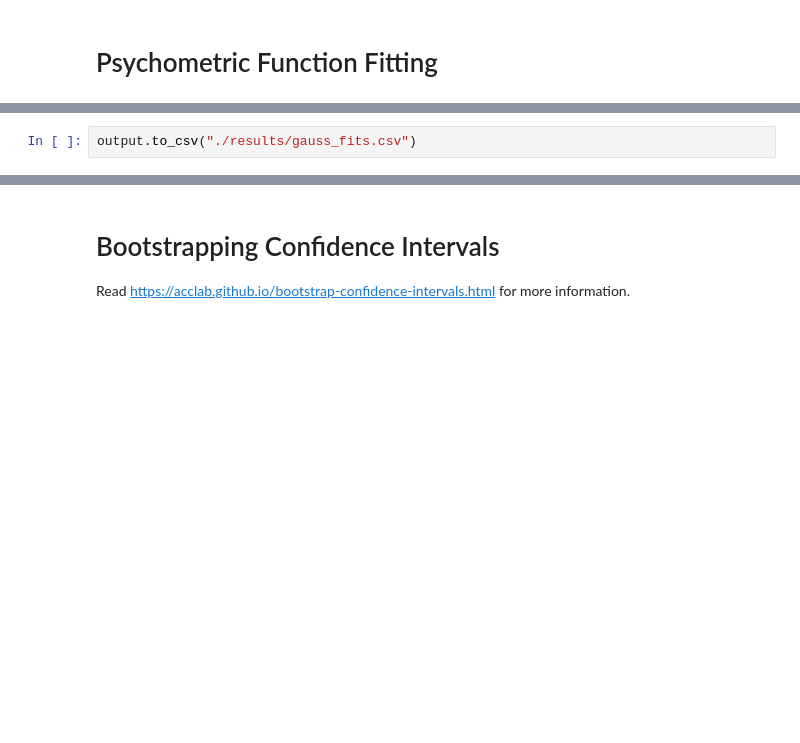
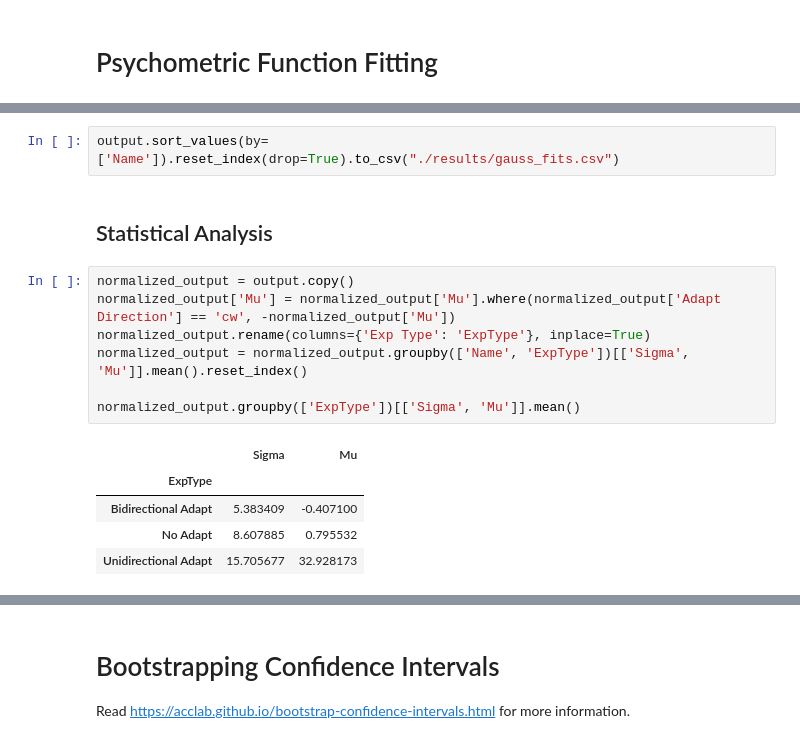
Before and after one commit to alexxyu/mae-experiment, a Jupyter notebook: analysis/Psychometric Fitting.ipynb, the cells around one changed output, grey strips where cells are left out. Drawn from its saved outputs; the diff is of its cells as text; blank space fills up the shorter version.

Commit message:
Clarify plots + redo statistical analysis

```diff
--- a/analysis/Psychometric Fitting.ipynb
+++ b/analysis/Psychometric Fitting.ipynb
@@ -142,2 +154,17 @@ plt.show()
 # %%
-output.to_csv("./results/gauss_fits.csv")
+output.sort_values(by=['Name']).reset_index(drop=True).to_csv("./results/gauss_fits.csv")
+# %% [markdown]
+## Statistical Analysis
+# %%
+normalized_output = output.copy()
+normalized_output['Mu'] = normalized_output['Mu'].where(normalized_output['Adapt Direction'] == 'cw', -normalized_output['Mu'])
+normalized_output.rename(columns={'Exp Type': 'ExpType'}, inplace=True)
+normalized_output = normalized_output.groupby(['Name', 'ExpType'])[['Sigma', 'Mu']].mean().reset_index()
+
+normalized_output.groupby(['ExpType'])[['Sigma', 'Mu']].mean()
+# %% [output]
+|  | Sigma | Mu |
+| ExpType |  |  |
+| Bidirectional Adapt | 5.383409 | -0.407100 |
+| No Adapt | 8.607885 | 0.795532 |
+| Unidirectional Adapt | 15.705677 | 32.928173 |
```
Also changed, not shown: parts of 24 cells of this notebook, 4 other files.
